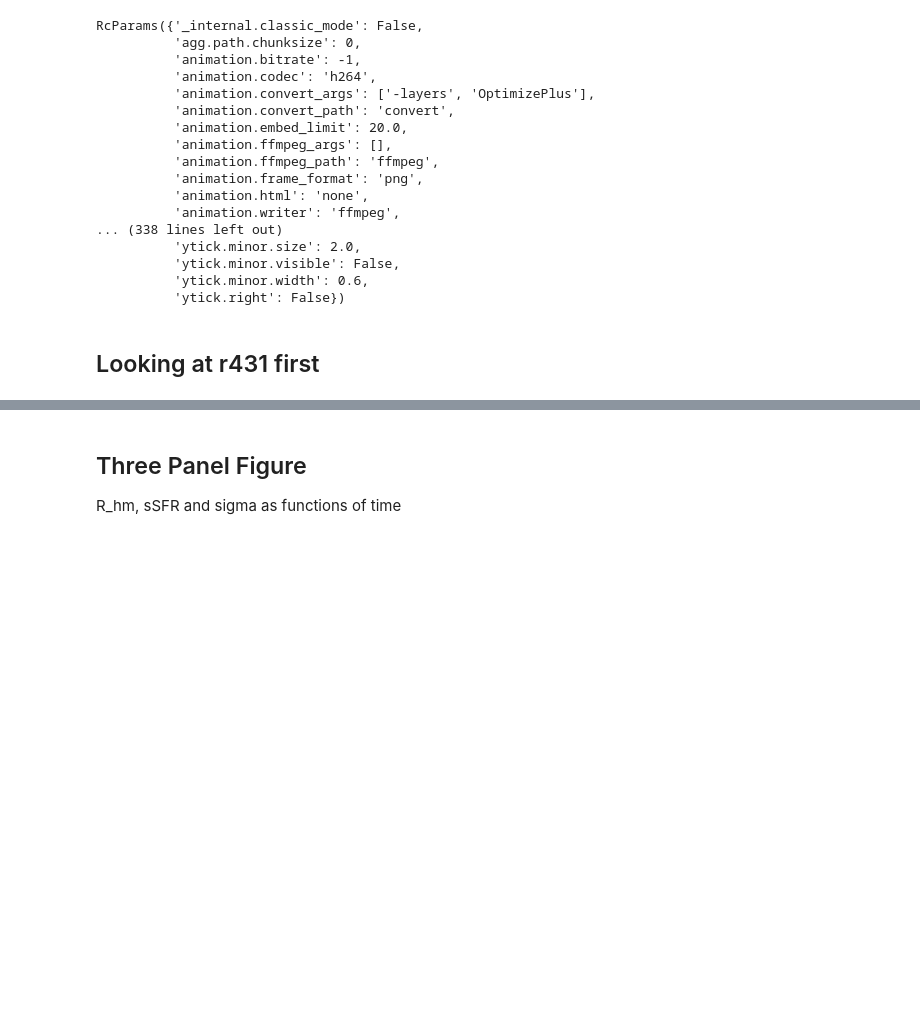
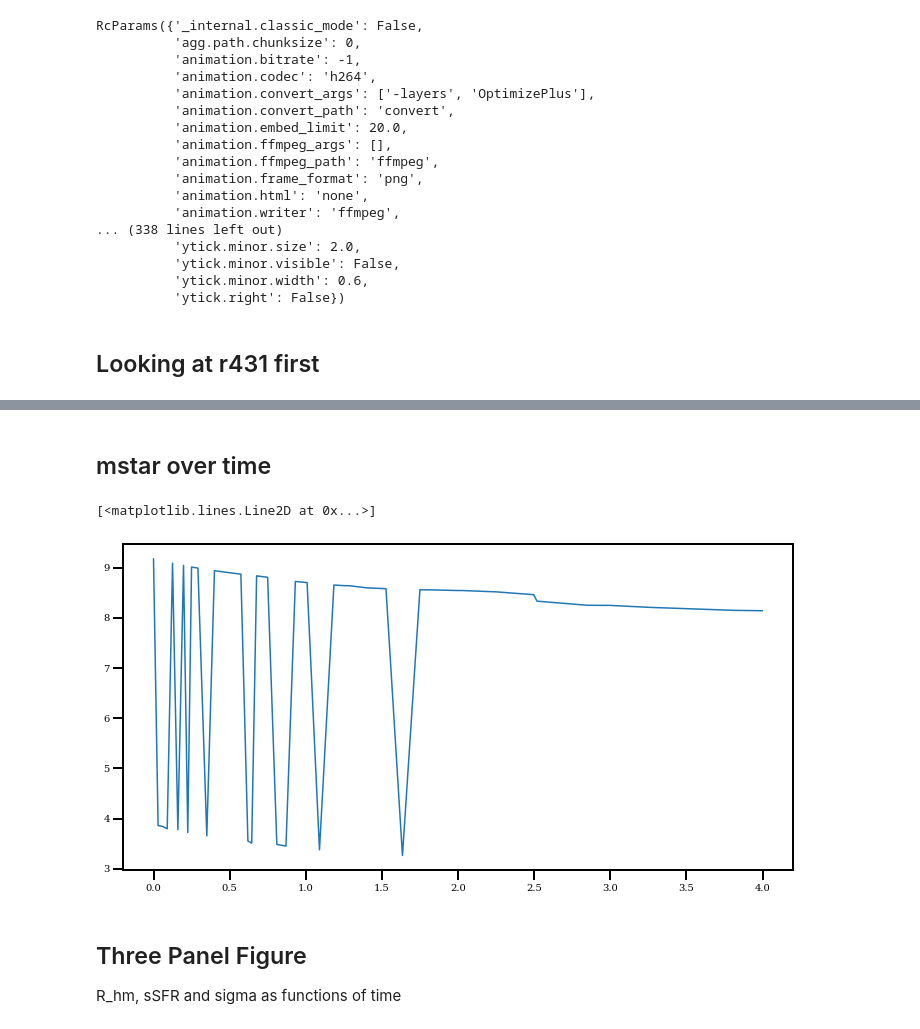
Before and after one commit to JosephWick/H1-merian, a Jupyter notebook: notebooks/BreathingPlots.ipynb, the cells around one changed output, grey strips where cells are left out. Saved outputs shown, nothing was run; the diff lists cells and outputs as text; code cells hidden in the pictures; blank space fills up the shorter version.

```diff
--- a/notebooks/BreathingPlots.ipynb
+++ b/notebooks/BreathingPlots.ipynb
@@ -80,3 +78,12 @@ plt.savefig('figures/breathing/prelim.png')
+# %% [markdown]
+## mstar over time
+# %%
+plt.figure(facecolor='w', figsize=(12,6))
+
+plt.plot(df['z'], np.log10(df['M_star']))
+# %% [output]
+[<matplotlib.lines.Line2D at 0x...>]
+[figure, added]
 # %% [markdown]
 ## Three Panel Figure
 R_hm, sSFR and sigma as functions of time
```
Also changed, not shown: parts of 3 cells of this notebook, 1 other file.
